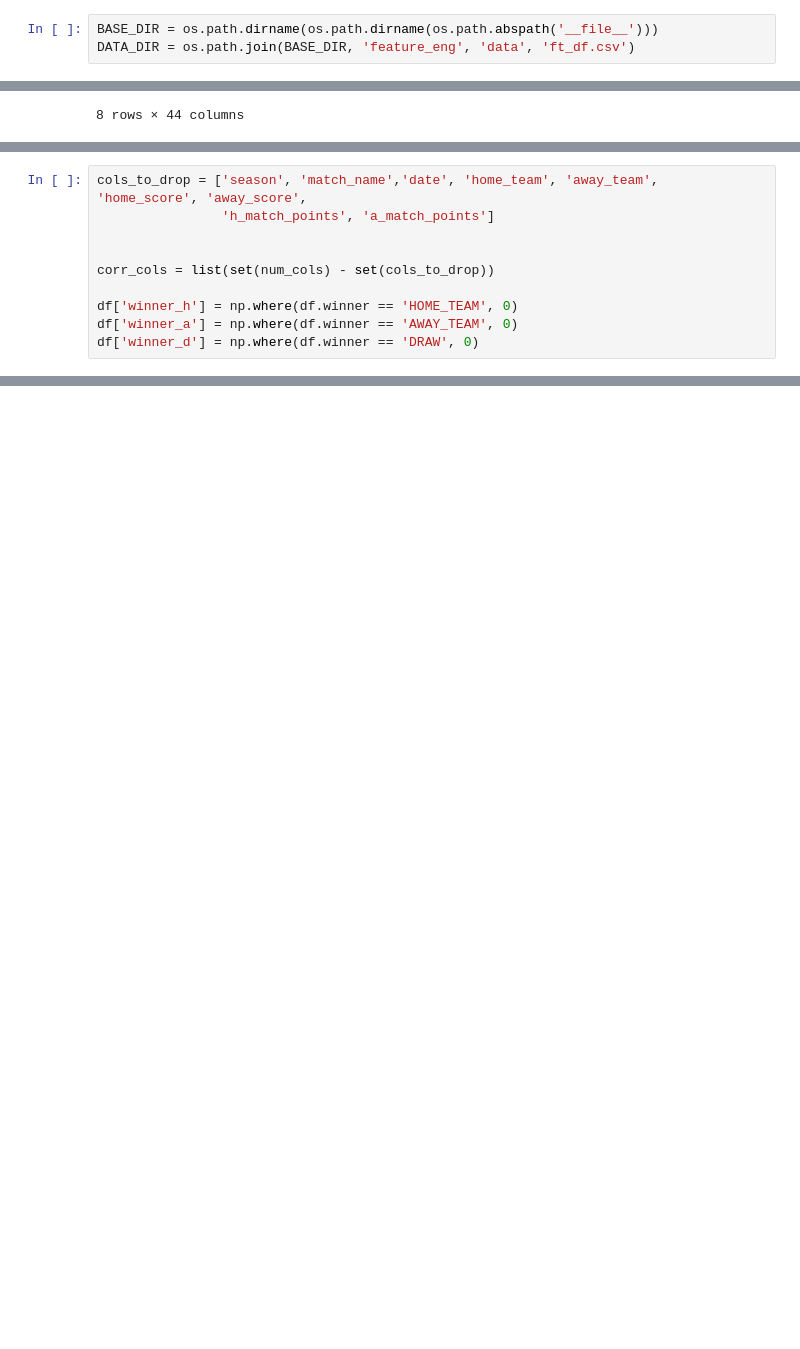
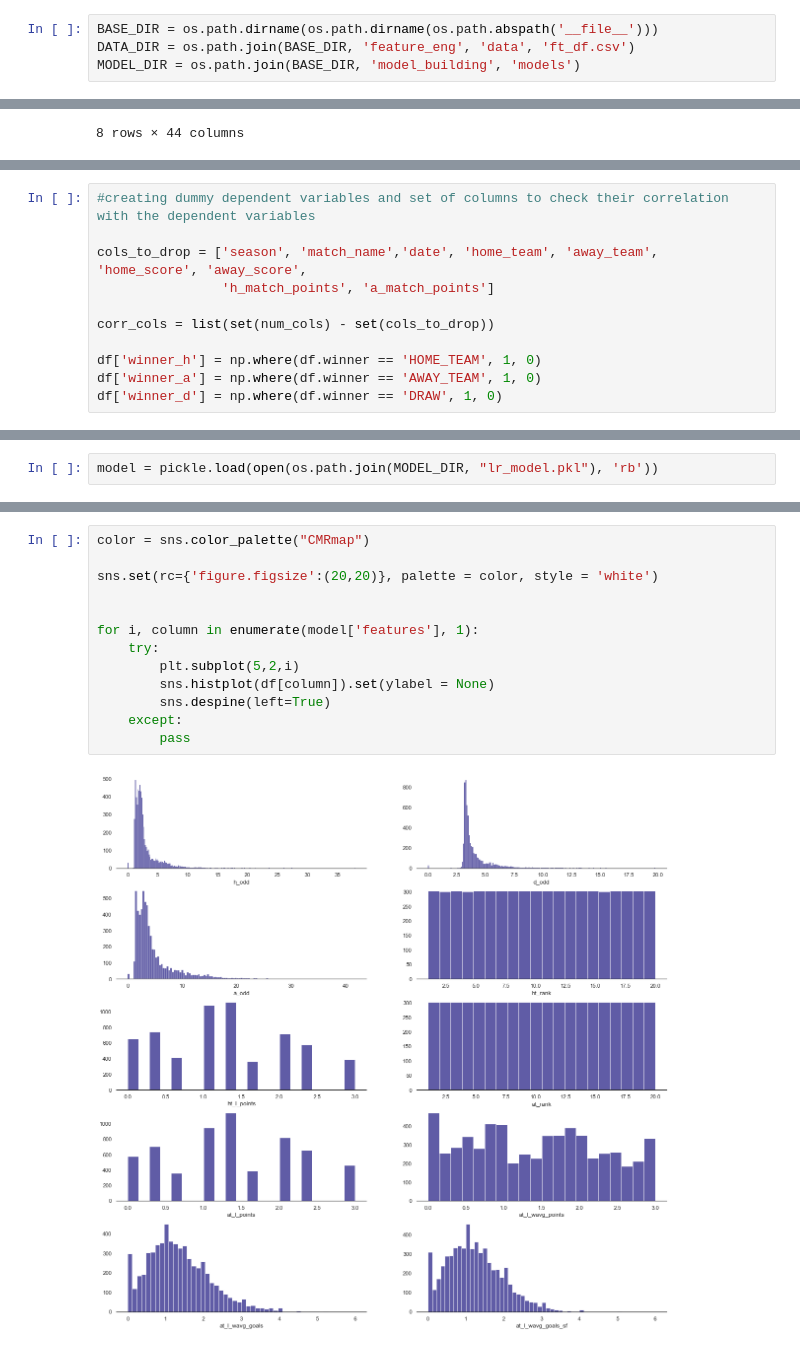
Before and after one commit to Caldass/pl-matches-predictor, a Jupyter notebook: eda/eda.ipynb, the cells around one changed output, grey strips where cells are left out. Saved outputs shown, nothing was run; the diff lists cells and outputs as text; blank space fills up the shorter version.

Commit message:
finished eda and changed pickle dumping

```diff
--- a/eda/eda.ipynb
+++ b/eda/eda.ipynb
@@ -5,6 +8,7 @@ import numpy as np
 # %%
 BASE_DIR = os.path.dirname(os.path.dirname(os.path.abspath('__file__')))
 DATA_DIR = os.path.join(BASE_DIR, 'feature_eng', 'data', 'ft_df.csv')
+MODEL_DIR = os.path.join(BASE_DIR, 'model_building', 'models')
 # %%
 df = pd.read_csv(DATA_DIR)
 # %%
@@ -66,10 +87,11 @@ Name: winner, dtype: float64
 # %%
+#creating dummy dependent variables and set of columns to check their correlation with the dependent variables
+
 cols_to_drop = ['season', 'match_name','date', 'home_team', 'away_team', 'home_score', 'away_score',
                 'h_match_points', 'a_match_points']
 
-
 corr_cols = list(set(num_cols) - set(cols_to_drop))
 
-df['winner_h'] = np.where(df.winner == 'HOME_TEAM', 0)
-df['winner_a'] = np.where(df.winner == 'AWAY_TEAM', 0)
-df['winner_d'] = np.where(df.winner == 'DRAW', 0)
+df['winner_h'] = np.where(df.winner == 'HOME_TEAM', 1, 0)
+df['winner_a'] = np.where(df.winner == 'AWAY_TEAM', 1, 0)
+df['winner_d'] = np.where(df.winner == 'DRAW', 1, 0)
@@ -154,0 +168,2 @@ corr_cols
+# %%
+model = pickle.load(open(os.path.join(MODEL_DIR, "lr_model.pkl"), 'rb'))
@@ -154,0 +186,15 @@ corr_cols
+# %%
+color = sns.color_palette("CMRmap")
+
+sns.set(rc={'figure.figsize':(20,20)}, palette = color, style = 'white')
+
+
+for i, column in enumerate(model['features'], 1):
+    try:
+        plt.subplot(5,2,i)
+        sns.histplot(df[column]).set(ylabel = None)
+        sns.despine(left=True)
+    except:
+        pass
+# %% [output]
+[figure, added]
```
Also changed, not shown: parts of 20 cells of this notebook, 2 other files.
